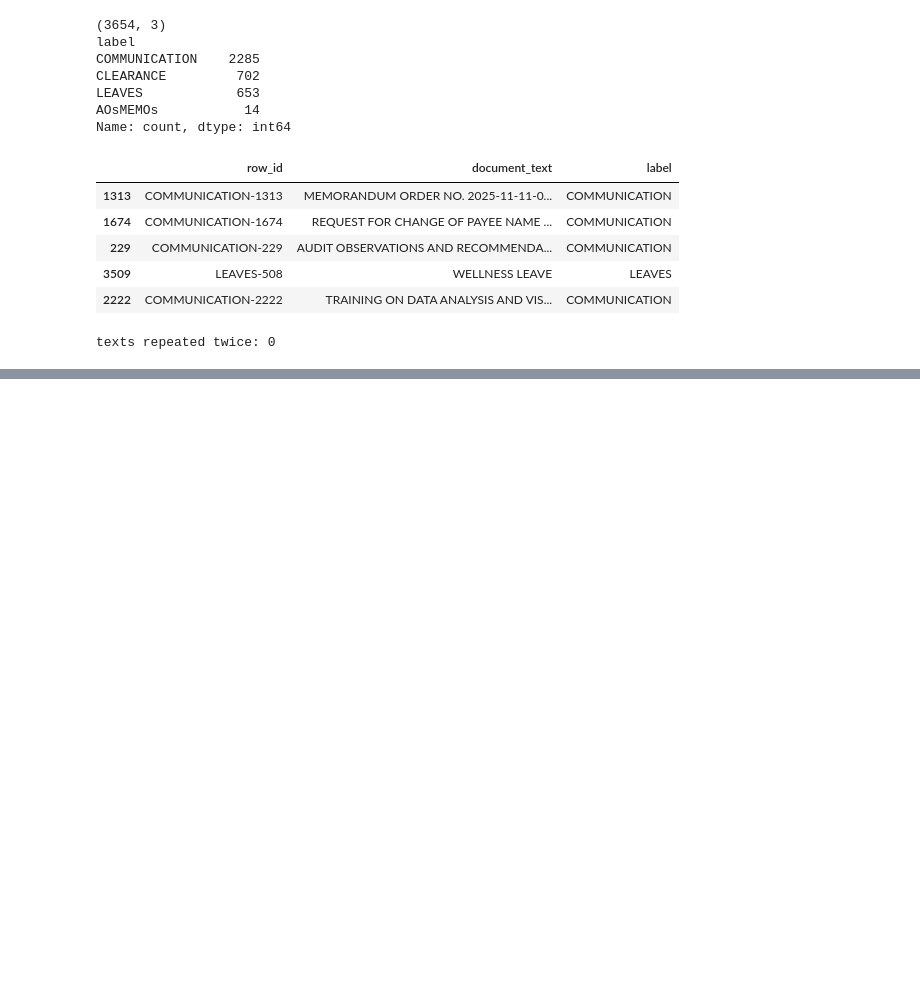
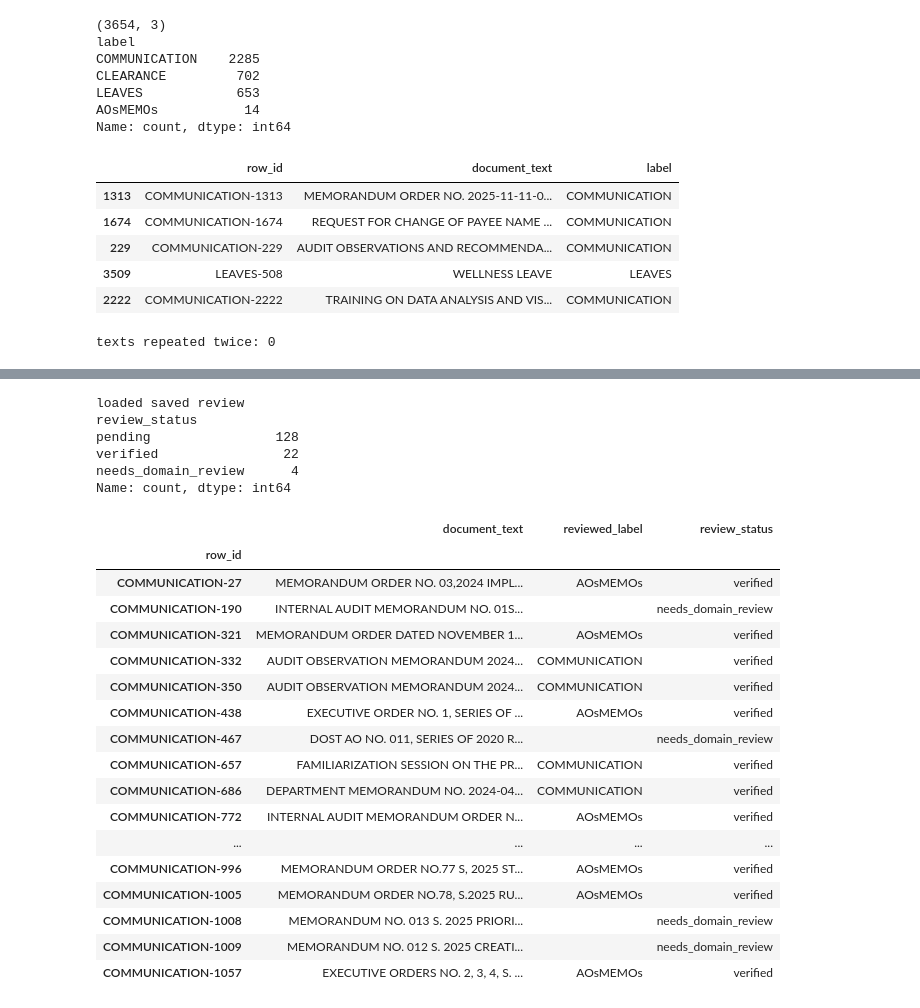
Before and after one commit to patrick-john02/doc_classifications, a Jupyter notebook: notebooks/01_pao_metadata_preparation.ipynb, the cells around one changed output, grey strips where cells are left out. Saved outputs shown, nothing was run; the diff lists cells and outputs as text; code cells hidden in the pictures; blank space fills up the shorter version.

Commit message:
Update 01_pao_metadata_preparation.ipynb
update notebook

```diff
--- a/notebooks/01_pao_metadata_preparation.ipynb
+++ b/notebooks/01_pao_metadata_preparation.ipynb
@@ -275,0 +364,64 @@ Name: count, dtype: int64
+# %%
+#Create the review file and carry over your 11 old decisions
+OLD_REVIEW_FILE = Path("../data/interim/pao_label_review_old.csv")
+
+if REVIEW_FILE.exists():
+    review = pd.read_csv(REVIEW_FILE, keep_default_na=False).set_index("row_id")
+    print("loaded saved review")
+else:
+    review = candidates[["row_id", "document_text", "label"]].rename(
+        columns={"label": "original_label"}).set_index("row_id")
+    review["reviewed_label"] = ""
+    review["review_status"] = "pending"
+
+    # carry over decisions from the old notebook (old id 27 -> COMMUNICATION-27)
+    old = pd.read_csv(OLD_REVIEW_FILE, keep_default_na=False)
+    old = old[old["review_status"] != "pending"]
+    old["row_id"] = "COMMUNICATION-" + old["row_id"].astype(str)
+    old = old.set_index("row_id")
+
+    found = old.index.intersection(review.index)
+    review.loc[found, ["reviewed_label", "review_status"]] = \
+        old.loc[found, ["reviewed_label", "review_status"]]
+    print(f"carried over {len(found)} of {len(old)} old decisions")
+
+    review.to_csv(REVIEW_FILE)
+    print("created new review file")
+
+print(review["review_status"].value_counts())
+
+# What it does:
+# The first time, it builds the review table from candidates, copies your old decisions across, and saves it to the CSV.
+# Every time after that, it just loads the CSV, so your progress is never lost.
+# The ID conversion: your old file used number IDs like 27. In the old notebook those were COMMUNICATION’s row positions, which are the same positions your new row_id uses, so 27 becomes COMMUNICATION-27.
+# index.intersection(...) keeps only the IDs that exist in both tables, so no row is matched by mistake.
+# %% [output]
+loaded saved review
+review_status
+pending                128
+verified                22
+needs_domain_review      4
+Name: count, dtype: int64
+# %%
+#Confirm the carried-over decisions point at the right rows
+done = review[review["review_status"] != "pending"]
+display(done[["document_text", "reviewed_label", "review_status"]])
+# %% [output]
+|  | document_text | reviewed_label | review_status |
+| row_id |  |  |  |
+| COMMUNICATION-27 | MEMORANDUM ORDER NO. 03,2024 IMPL... | AOsMEMOs | verified |
+| COMMUNICATION-190 | INTERNAL AUDIT MEMORANDUM NO. 01S... |  | needs_domain_review |
+| COMMUNICATION-321 | MEMORANDUM ORDER DATED NOVEMBER 1... | AOsMEMOs | verified |
+| COMMUNICATION-332 | AUDIT OBSERVATION MEMORANDUM 2024... | COMMUNICATION | verified |
+| COMMUNICATION-350 | AUDIT OBSERVATION MEMORANDUM 2024... | COMMUNICATION | verified |
+| COMMUNICATION-438 | EXECUTIVE ORDER NO. 1, SERIES OF ... | AOsMEMOs | verified |
+| COMMUNICATION-467 | DOST AO NO. 011, SERIES OF 2020 R... |  | needs_domain_review |
+| COMMUNICATION-657 | FAMILIARIZATION SESSION ON THE PR... | COMMUNICATION | verified |
+| COMMUNICATION-686 | DEPARTMENT MEMORANDUM NO. 2024-04... | COMMUNICATION | verified |
+| COMMUNICATION-772 | INTERNAL AUDIT MEMORANDUM ORDER N... | AOsMEMOs | verified |
+| ... | ... | ... | ... |
+| COMMUNICATION-996 | MEMORANDUM ORDER NO.77 S, 2025 ST... | AOsMEMOs | verified |
+| COMMUNICATION-1005 | MEMORANDUM ORDER NO.78, S.2025 RU... | AOsMEMOs | verified |
+| COMMUNICATION-1008 | MEMORANDUM NO. 013 S. 2025 PRIORI... |  | needs_domain_review |
+| COMMUNICATION-1009 | MEMORANDUM NO. 012 S. 2025 CREATI... |  | needs_domain_review |
+| COMMUNICATION-1057 | EXECUTIVE ORDERS NO. 2, 3, 4, S. ... | AOsMEMOs | verified |
```
Also changed, not shown: parts of 12 cells of this notebook.
